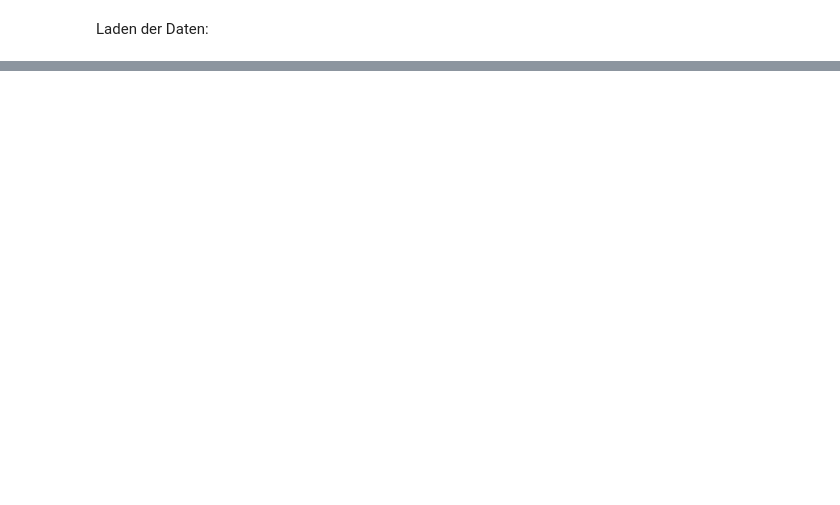
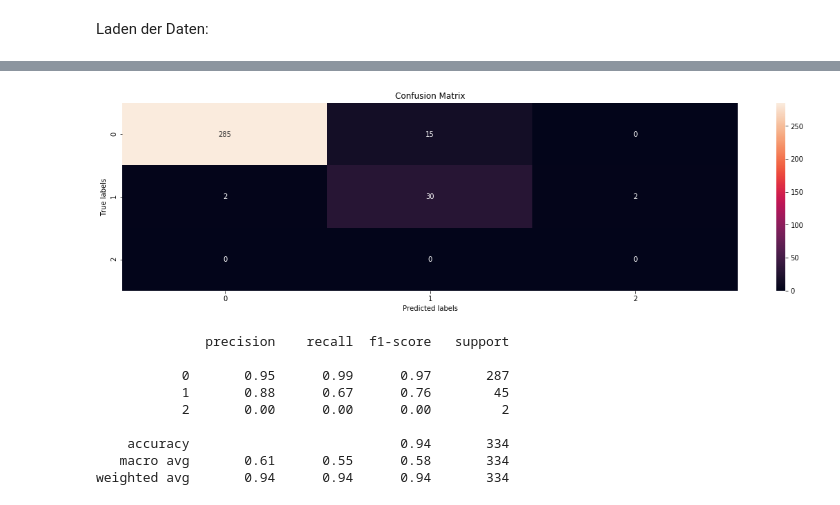
Before and after one commit to challenge-healthcare/main, a Jupyter notebook: Main.ipynb, the cells around one changed output, grey strips where cells are left out. Saved outputs shown, nothing was run; the diff lists cells and outputs as text; code cells hidden in the pictures; blank space fills up the shorter version.

Commit message:
Add confusion matrix comparison between the 3 main models

```diff
--- a/Main.ipynb
+++ b/Main.ipynb
@@ -23,0 +384,32 @@ data.head()
+# %%
+RidgeRegressor = Ridge(alpha = 1145.4145)
+ridge1 = RidgeRegressor.fit(train_input_standardize, train_labels)
+predics = RidgeRegressor.predict(test_input_standardize)
+
+predics_categorized = pd.cut(abs(predics), bins=bins, labels=bin_labels, include_lowest=True)
+test_labels_categorized = pd.cut(abs(test_labels), bins=bins, labels=bin_labels, include_lowest=True)
+
+cm = confusion_matrix(predics_categorized, test_labels_categorized)
+
+ax= plt.subplot()
+sn.heatmap(cm, annot=True, fmt='g', ax=ax);  #annot=True to annotate cells, ftm='g' to disable scientific notation
+
+# labels, title and ticks
+ax.set_xlabel('Predicted labels');ax.set_ylabel('True labels')
+ax.set_title('Confusion Matrix')
+plt.show()
+
+#logistic_regression.score(X_test, y_test)
+#plot_confusion_matrix(logistic_regression, X_test, y_test, display_labels = y_labels)
+print(classification_report(test_labels_categorized, predics_categorized))
+# %% [output]
+[figure, added]
+              precision    recall  f1-score   support
+
+           0       0.95      0.99      0.97       287
+           1       0.88      0.67      0.76        45
+           2       0.00      0.00      0.00         2
+
+    accuracy                           0.94       334
+   macro avg       0.61      0.55      0.58       334
+weighted avg       0.94      0.94      0.94       334
```
Also changed, not shown: parts of 16 cells of this notebook.
